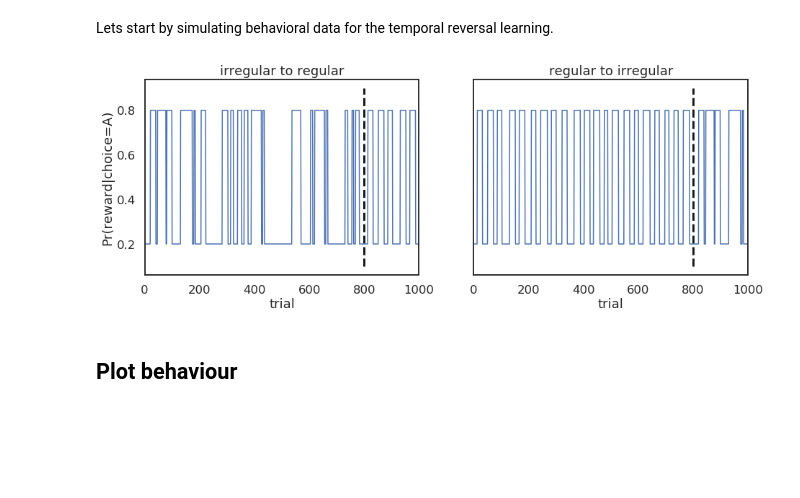
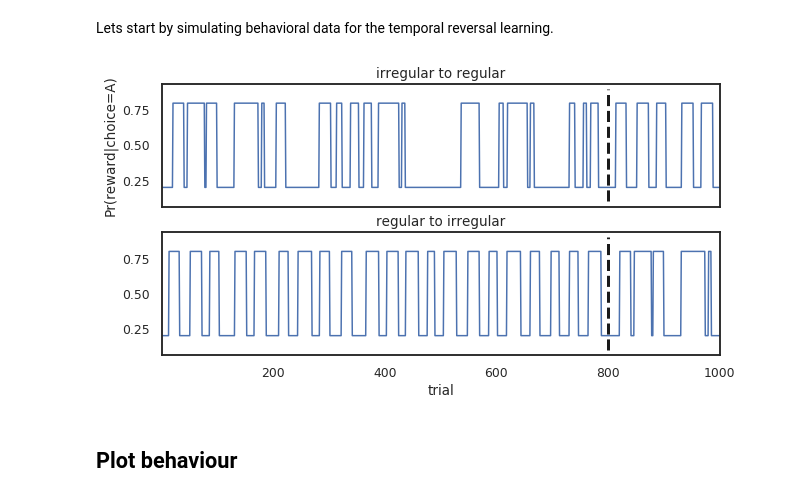
Before and after one commit to dimarkov/pybefit, a Jupyter notebook: examples/temp_rev_learn/test_inference_for_pred_change.ipynb, the cells around one changed output. Saved outputs shown, nothing was run; the diff lists cells and outputs as text; code cells hidden in the pictures; blank space fills up the shorter version.

```diff
--- a/examples/temp_rev_learn/test_inference_for_pred_change.ipynb
+++ b/examples/temp_rev_learn/test_inference_for_pred_change.ipynb
@@ -11,7 +11,6 @@ from scipy import io
 import matplotlib.pyplot as plt
 import seaborn as sns
 import pandas as pd
-sns.set(context='talk', style = 'white', color_codes = True)
 %matplotlib inline
 
 import sys
@@ -25,33 +24,33 @@ sys.path.append(cwd[:-len('befit/examples/temp_rev_learn')])
 Lets start by simulating behavioral data for the temporal reversal learning.
 # %%
 # load stimuli (trial offers, advices, and reliability of advices)
+sns.set(context='talk', style = 'white', color_codes = True, font_scale=.75)
 data = io.loadmat('pilot/states_and_rewards.mat')
 Sirr = data['irregular']['S'][0, 0][:, 0] - 1
 Oirr = data['irregular']['R'][0, 0]
 Sreg = data['regular']['S'][0, 0][:, 0] - 1
 Oreg = data['regular']['R'][0, 0]
 
 # plot temporal structure of reversal in two conditions
-fig, ax = plt.subplots(1, 2, figsize=(15, 5), sharex=True, sharey=True)
+fig, ax = plt.subplots(2, 1, figsize=(10, 5), sharex=True, sharey=True)
 ax[0].plot(.6*Sirr + .2, lw=1.5);
 ax[1].plot(.6*Sreg + .2, lw=1.5);
 ax[0].vlines(800, .1, .9, 'k', linestyle='--', lw = 3)
 ax[1].vlines(800, .1, .9, 'k', linestyle='--', lw = 3)
-ax[0].set_xlabel('trial')
 ax[0].set_ylabel('Pr(reward|choice=A)')
 ax[1].set_xlabel('trial')
 ax[0].set_title('irregular to regular')
 ax[1].set_title('regular to irregular')
 ax[0].set_xlim([1, 1000]);
 
 fig.savefig('reversal_schedule.svg', dpi=600)
 
 Sirr = torch.from_numpy(Sirr)
 Oirr = torch.from_numpy(Oirr)
 Sreg = torch.from_numpy(Sreg)
 Oreg = torch.from_numpy(Oreg)
 # %% [output]
-[figure, old version]
+[figure, new version]
 # %%
 blocks = 1 # number of blocks
 nsub = 26  # number of subjects
```
Also changed, not shown: parts of 5 cells of this notebook, 12 other files.
